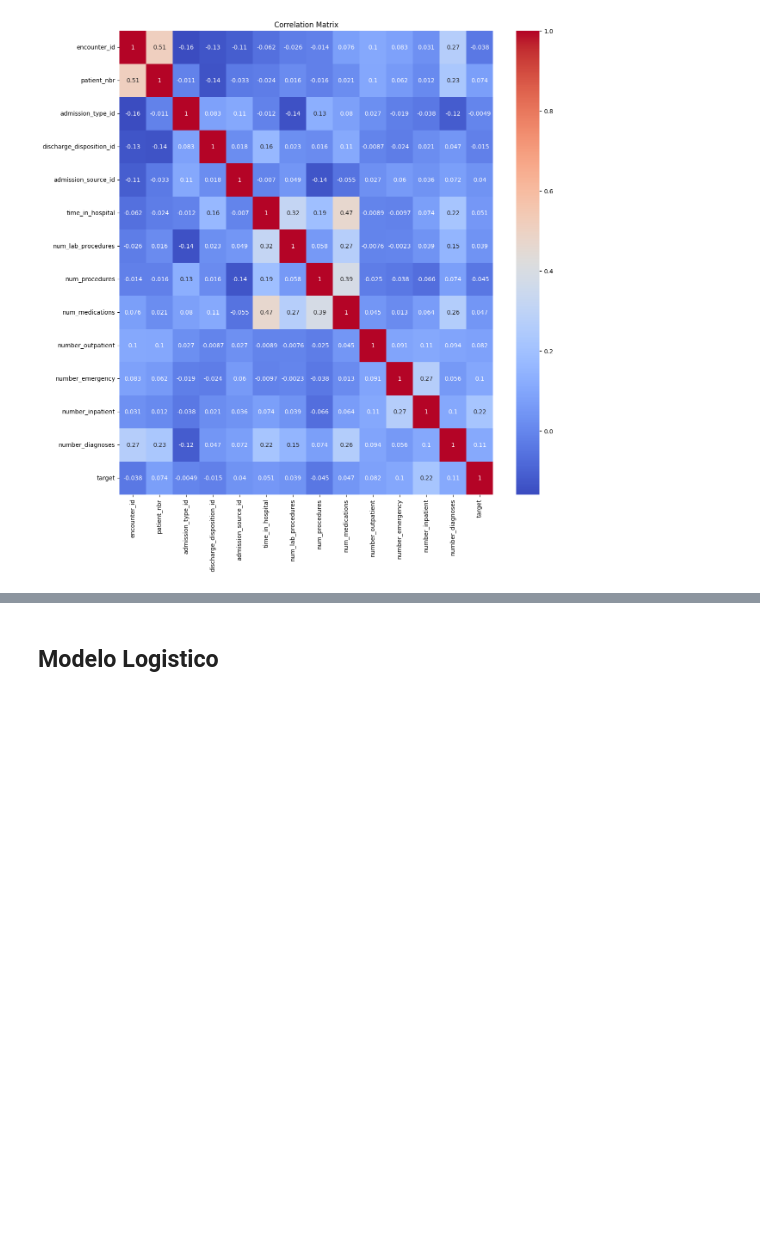
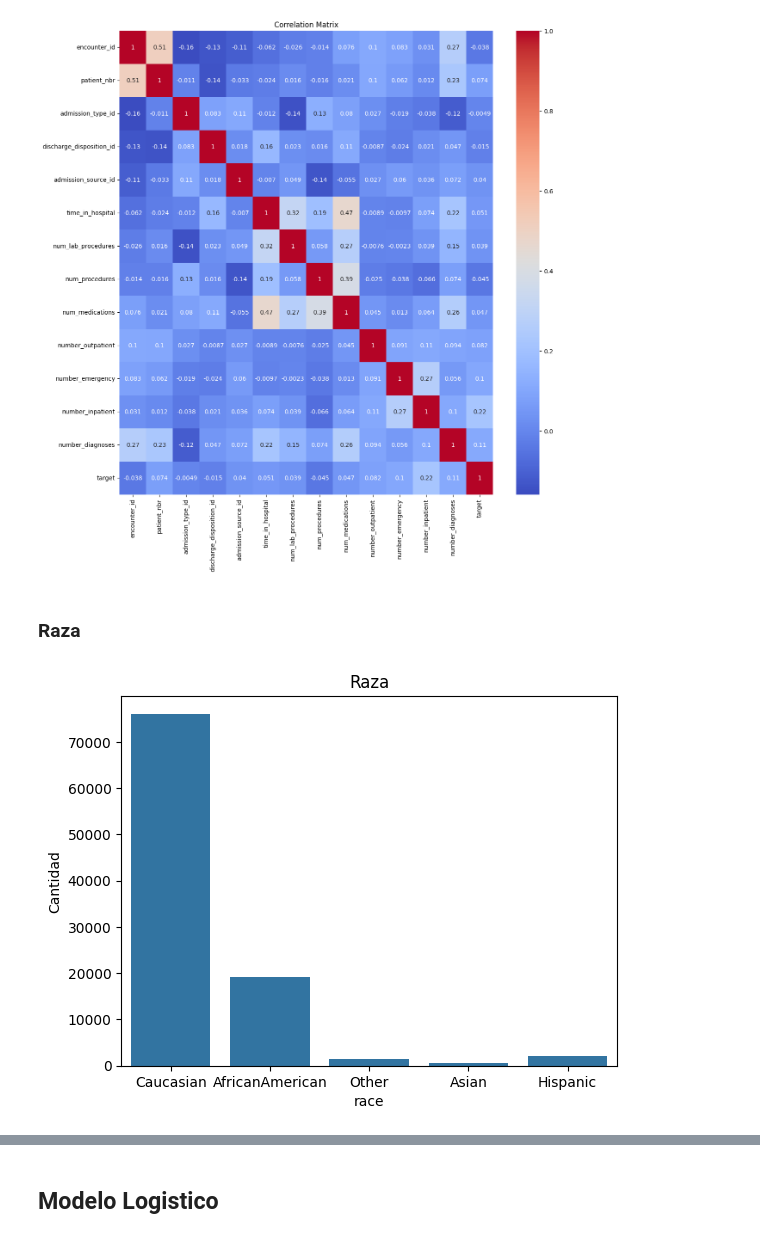
Before and after one commit to LasciaStare/MachineLearning, a Jupyter notebook: EDA.ipynb, the cells around one changed output, grey strips where cells are left out. Saved outputs shown, nothing was run; the diff lists cells and outputs as text; code cells hidden in the pictures; blank space fills up the shorter version.

```diff
--- a/EDA.ipynb
+++ b/EDA.ipynb
@@ -321,3 +321,12 @@ plt.title('Correlation Matrix')
 plt.show()
 # %% [output]
 [figure]
+# %% [markdown]
+### Raza
+# %%
+sns.countplot(x=df.race, data = df)
+plt.title("Raza")
+plt.ylabel("Cantidad")
+plt.show()
+# %% [output]
+[figure, added]
```
Also changed, not shown: parts of 27 cells of this notebook.
